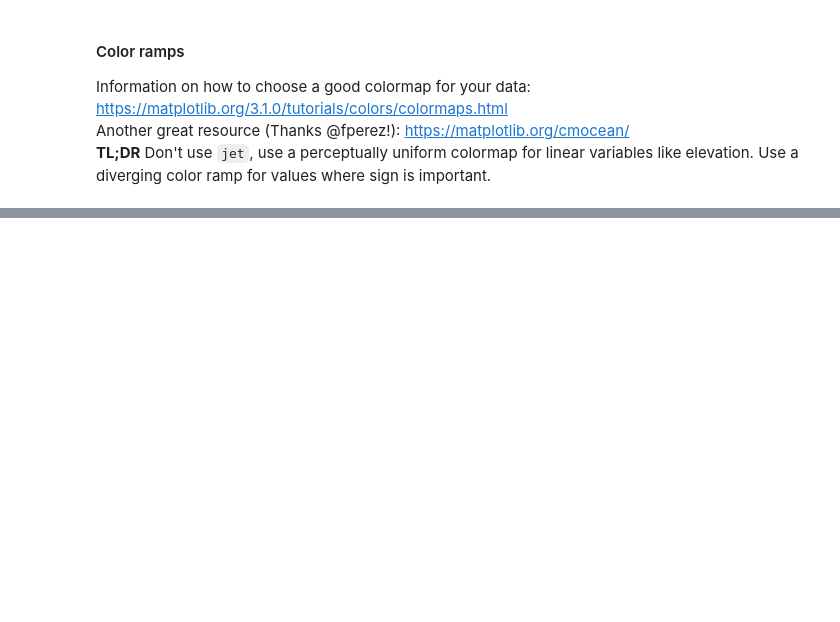
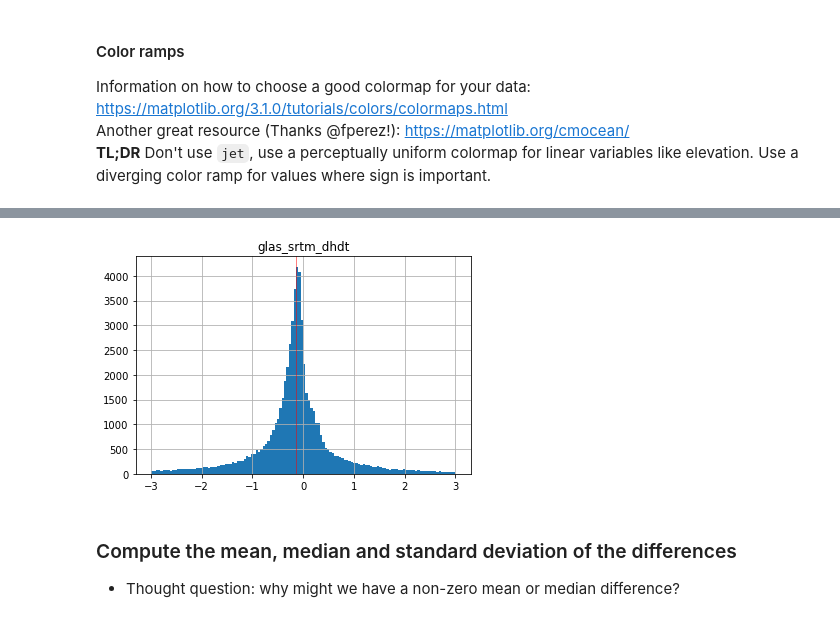
Before and after one commit to UW-GDA/jupyterbook, a Jupyter notebook: book/modules/03_NumPy_Pandas_Matplotlib/03_NumPy_Pandas_Matplotlib_ICESat_exercises.ipynb, the cells around one changed output, grey strips where cells are left out. Drawn from its saved outputs; the diff is of its cells as text; code cells hidden in the pictures; blank space fills up the shorter version.

```diff
--- a/book/modules/03_NumPy_Pandas_Matplotlib/03_NumPy_Pandas_Matplotlib_ICESat_exercises.ipynb
+++ b/book/modules/03_NumPy_Pandas_Matplotlib/03_NumPy_Pandas_Matplotlib_ICESat_exercises.ipynb
@@ -343,0 +364,9 @@ Even after removing outliers, there are still some big differences between the S
+# %%
+f, ax = plt.subplots()
+out = glas_df.hist('glas_srtm_dhdt', ax=ax, bins=128, range=(-3,3))
+ax.axvline(glas_df['glas_srtm_dhdt'].median(), color='r', lw=0.5);
+# %% [output]
+[figure, added]
+# %% [markdown]
+### Compute the mean, median and standard deviation of the differences
+* Thought question: why might we have a non-zero mean or median difference?
```
Also changed, not shown: parts of 95 cells of this notebook, 1 other file.
